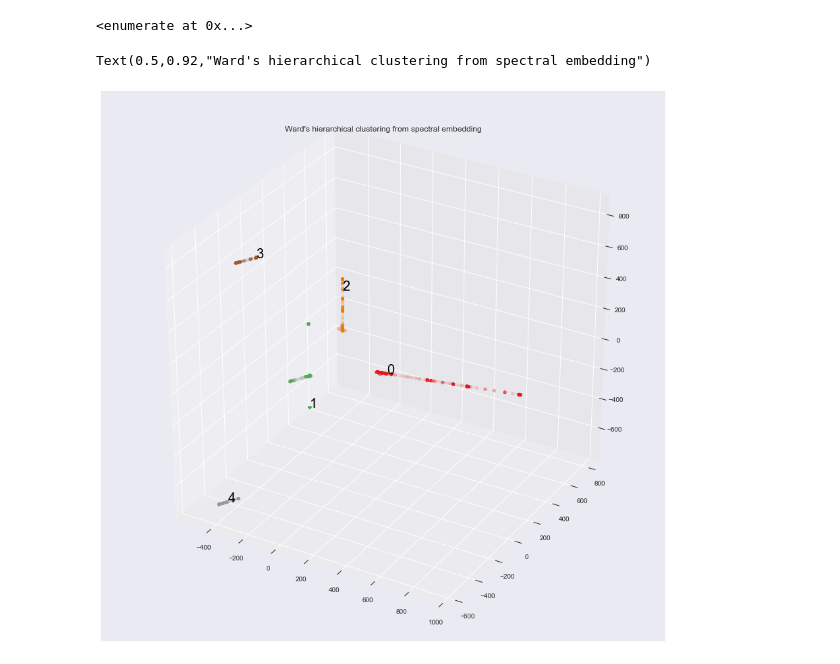
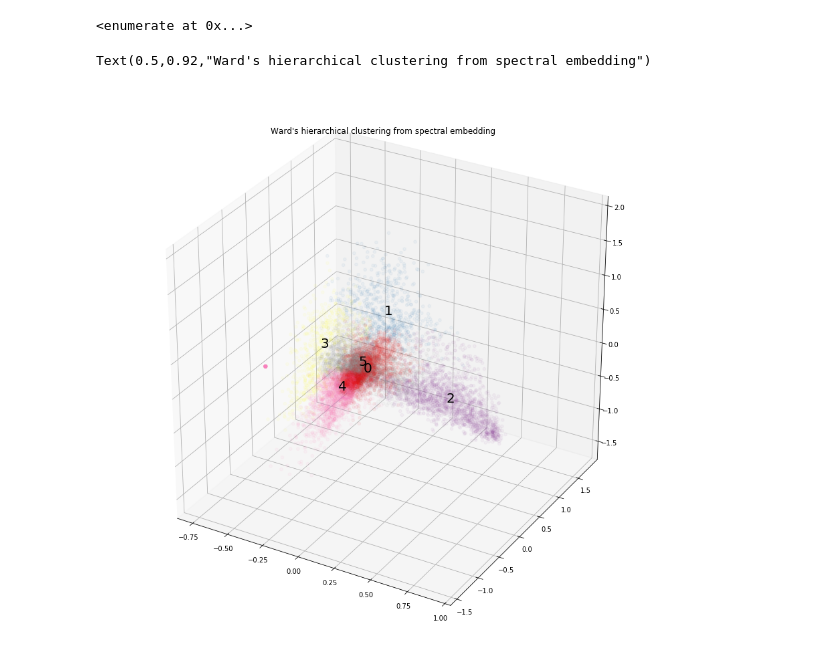
Before and after one commit to Yagwar/Whale-Jaguar, a Jupyter notebook: Clustering2_feature_engineering.ipynb, the cells around one changed output. Cells and saved outputs as stored; diff of their text form; code cells hidden in the pictures.

```diff
--- a/Clustering2_feature_engineering.ipynb
+++ b/Clustering2_feature_engineering.ipynb
@@ -74,0 +77,2 @@ tfidf_data.sample(20)
+# %%
+author_data.Freq=author_data.Freq/author_data.Freq.max() # Normalizar frecuencia de publicaciones
@@ -99,7 +96,7 @@ encoded_authors.head()
 # plt.show()
 # %%
 # 3d Embedding for visualization
-spect_emb_3=manifold.SpectralEmbedding(n_components=3, n_jobs=-1).fit_transform(encoded_authors)
+spect_emb_3=manifold.SpectralEmbedding(n_components=3, n_jobs=-1).fit_transform(tfidf_data)#author_data_norm)#
 # %%
 auth_ward_3=hierarchy.linkage(spect_emb_3, 'ward')
 # %%
@@ -112,5 +109,5 @@ plt.show()
 # %%
-clustering_3d_ward = AgglomerativeClustering(linkage='ward', n_clusters=5)
+clustering_3d_ward = AgglomerativeClustering(linkage='ward', n_clusters=6)
 clustering_3d_ward.fit(spect_emb_3)
 # %% [output]
 AgglomerativeClustering(affinity='euclidean', compute_full_tree='auto',
@@ -129,5 +127,5 @@ pd.crosstab(index=clustering_3d_ward.labels_, columns="count")
 # %%
-spect_emb_3=spect_emb_3*1000
+# spect_emb_3=spect_emb_3*1000
 # %%
 plt.figure(figsize=(10,30))
 par_alf=0.1
@@ -268,25 +267,25 @@ enumerate(list(set(author_data.cluster)))
 # %%
 fig = plt.figure(figsize=(15,15))
 ax = fig.add_subplot(111, projection='3d')
 ax.scatter(xs=spect_emb_3[:,0],
            ys=spect_emb_3[:,1],
            zs=spect_emb_3[:,2],
            c=clustering_3d_ward.labels_,
-           alpha=0.01,
+           alpha=0.05,
            cmap=plt.cm.Set1)
 
 # ax.scatter(xs=centroides_median[:,0],
 #            ys=centroides_median[:,1],
 #            zs=centroides_median[:,2],
 #            s=500)
 
 for i, txt in enumerate(list(set(author_data.cluster))):
     ax.text(centroides_median[i,0],
             centroides_median[i,1],
             centroides_median[i,2],
             '%s' % (str(txt)), size=20, zorder=1, color='k')
 
 plt.title("Ward's hierarchical clustering from spectral embedding" )
 # %% [output]
 Text(0.5,0.92,"Ward's hierarchical clustering from spectral embedding")
-[figure, old version]
+[figure, new version]
```
Also changed, not shown: parts of 20 cells of this notebook, 3 other files.
